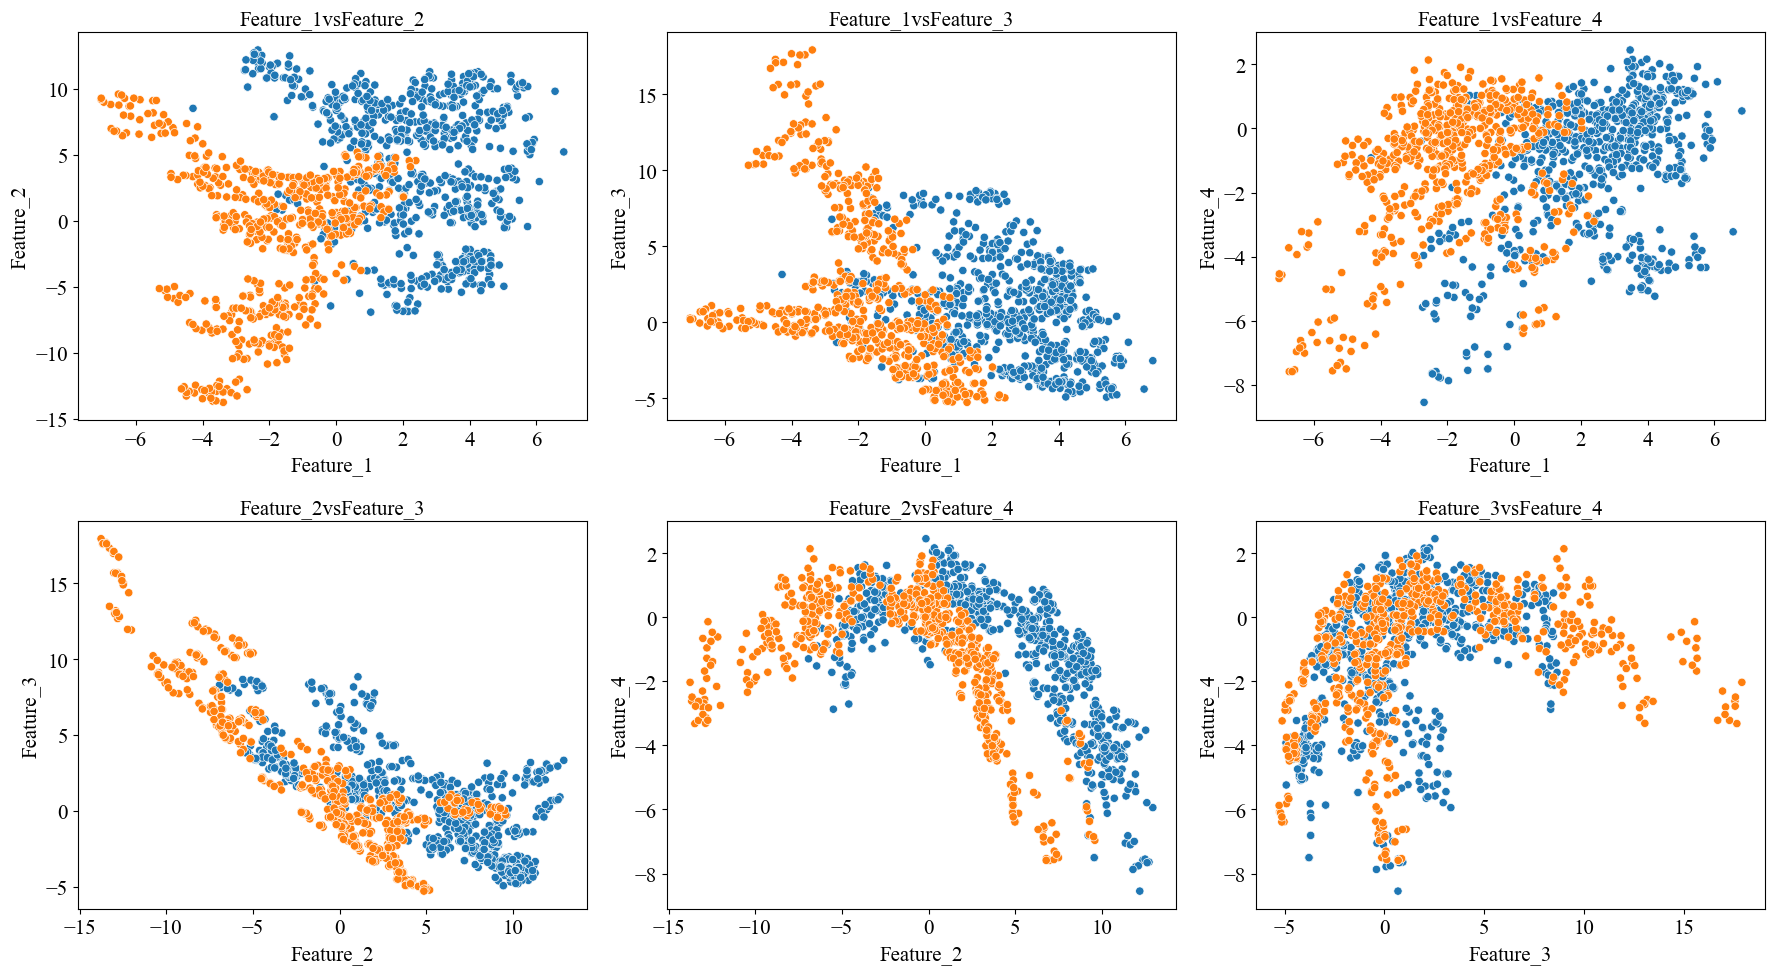
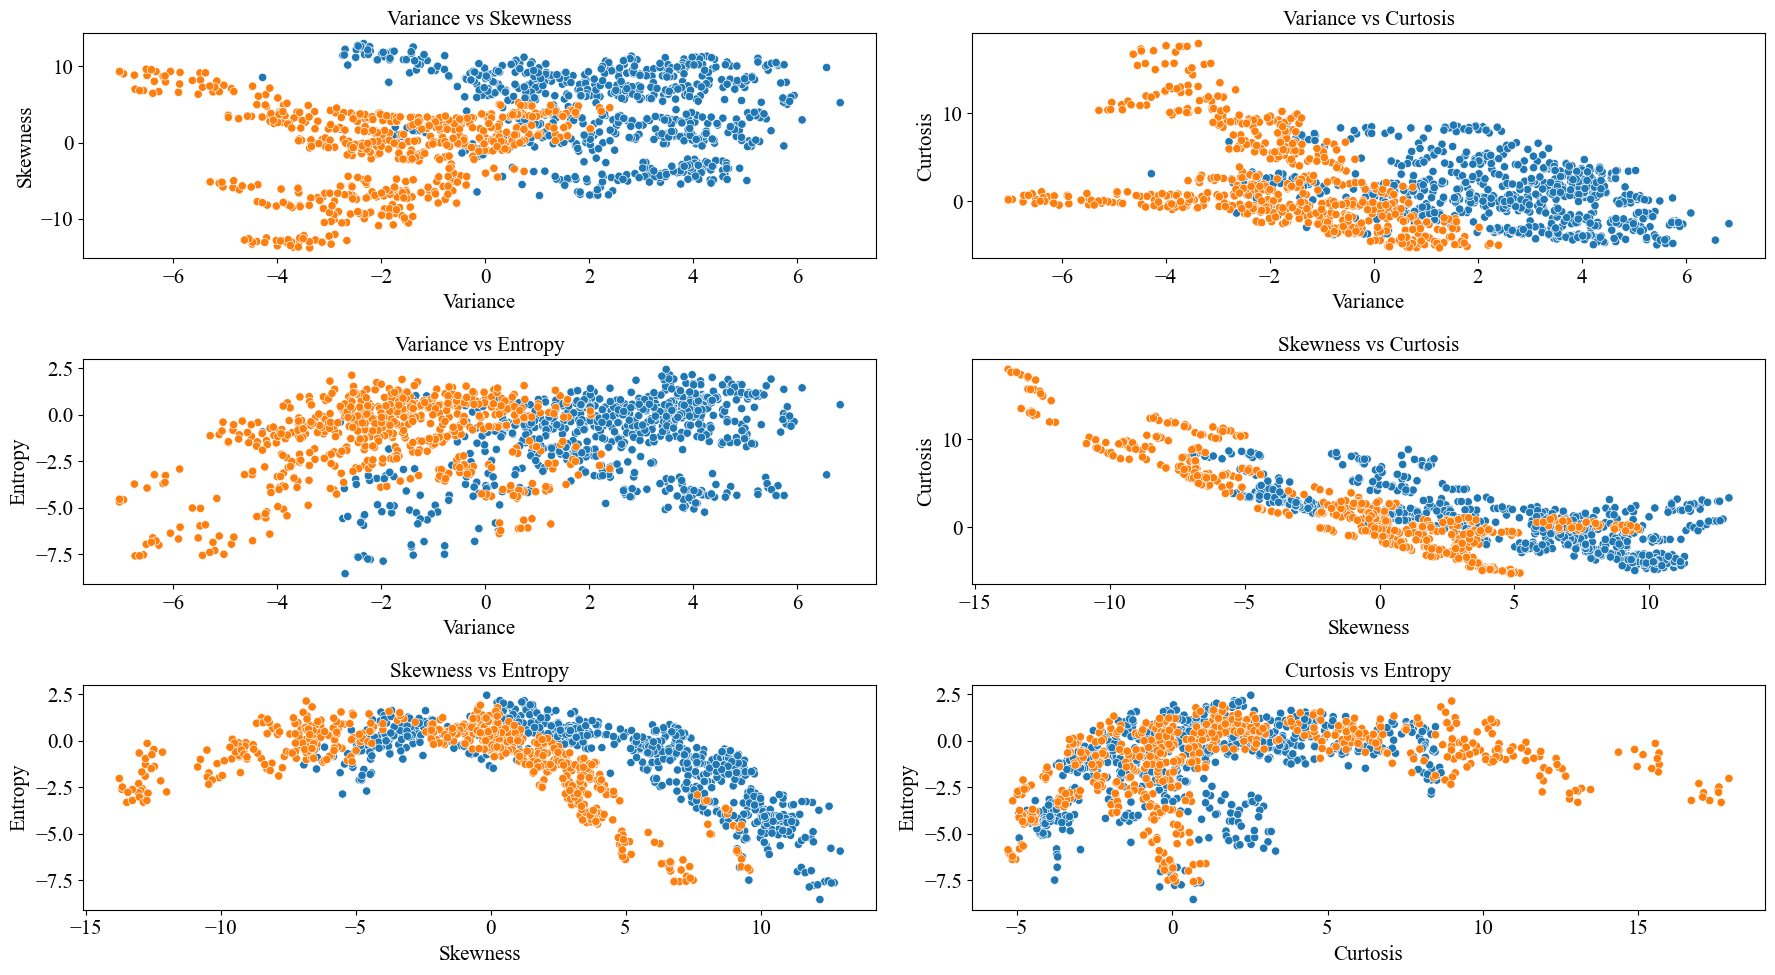
The change to this notebook cell's code, shown as a diff; its figure went from the first image to the second:
--- before
+++ after
@@ -1,10 +1,10 @@
-fig,axes=plt.subplots(2,3,figsize=(18,10))
+fig,axes=plt.subplots(3,2,figsize=(18,10))
 
 k=0
 for i in range(len(l)):
     for j in range(i+1,len(l)):
-        ax=axes[k//3][k%3]
+        ax=axes[k//2][k%2]
         sns.scatterplot(x=l[i],y=l[j],data=df,hue="Target",ax=ax,legend=False)
-        ax.set_title(f"{l[i]}vs{l[j]}")
+        ax.set_title(f"{l[i]} vs {l[j]}")
         k+=1
 

Commit: Updated Lab 1 notebook and plots